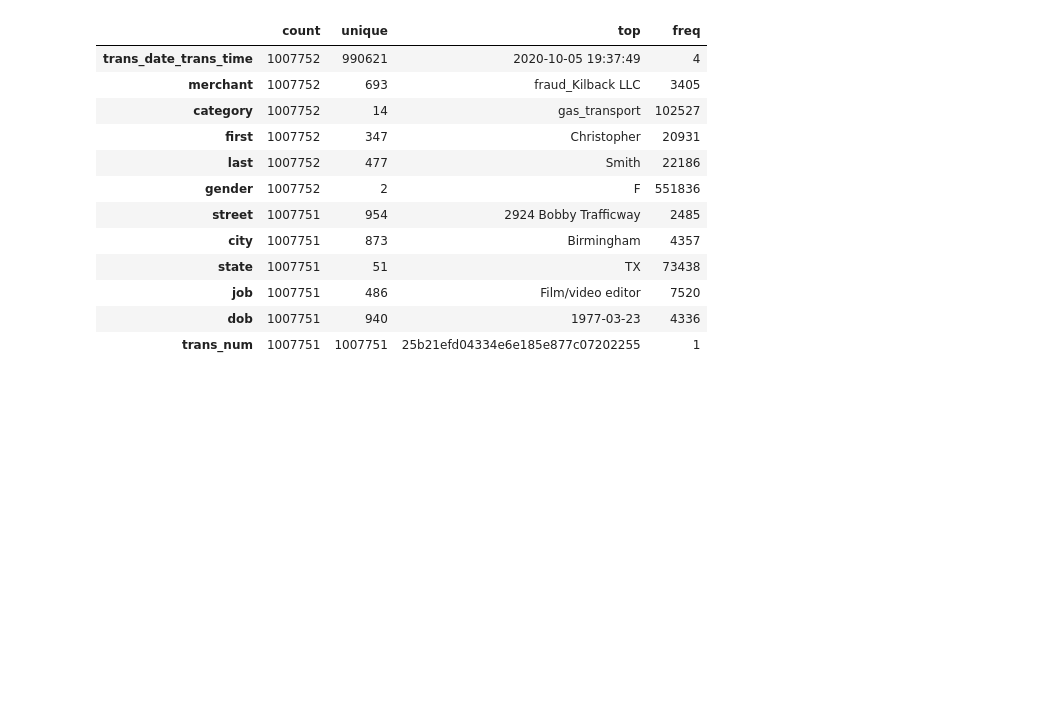
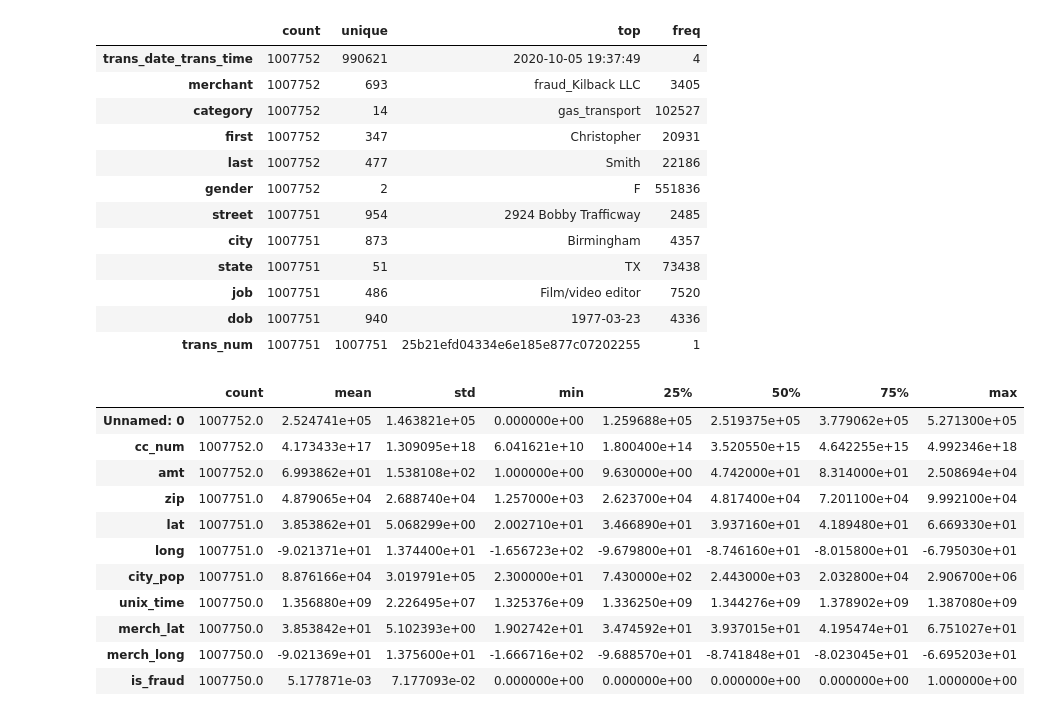
Before and after one commit to tctamedie/EventManagement, a Jupyter notebook: FraudDetectionCode.ipynb, the cells around one changed output. Drawn from its saved outputs; the diff is of its cells as text; code cells hidden in the pictures; blank space fills up the shorter version.

```diff
--- a/FraudDetectionCode.ipynb
+++ b/FraudDetectionCode.ipynb
@@ -24,3 +24,18 @@ data.describe(include='object').transpose()
 | job | 1007751 | 486 | Film/video editor | 7520 |
 | dob | 1007751 | 940 | 1977-03-23 | 4336 |
 | trans_num | 1007751 | 1007751 | 25b21efd04334e6e185e877c07202255 | 1 |
+# %%
+data.describe().transpose()
+# %% [output]
+|  | count | mean | std | min | 25% | 50% | 75% | max |
+| Unnamed: 0 | 1007752.0 | 2.524741e+05 | 1.463821e+05 | 0.000000e+00 | 1.259688e+05 | 2.519375e+05 | 3.779062e+05 | 5.271300e+05 |
+| cc_num | 1007752.0 | 4.173433e+17 | 1.309095e+18 | 6.041621e+10 | 1.800400e+14 | 3.520550e+15 | 4.642255e+15 | 4.992346e+18 |
+| amt | 1007752.0 | 6.993862e+01 | 1.538108e+02 | 1.000000e+00 | 9.630000e+00 | 4.742000e+01 | 8.314000e+01 | 2.508694e+04 |
+| zip | 1007751.0 | 4.879065e+04 | 2.688740e+04 | 1.257000e+03 | 2.623700e+04 | 4.817400e+04 | 7.201100e+04 | 9.992100e+04 |
+| lat | 1007751.0 | 3.853862e+01 | 5.068299e+00 | 2.002710e+01 | 3.466890e+01 | 3.937160e+01 | 4.189480e+01 | 6.669330e+01 |
+| long | 1007751.0 | -9.021371e+01 | 1.374400e+01 | -1.656723e+02 | -9.679800e+01 | -8.746160e+01 | -8.015800e+01 | -6.795030e+01 |
+| city_pop | 1007751.0 | 8.876166e+04 | 3.019791e+05 | 2.300000e+01 | 7.430000e+02 | 2.443000e+03 | 2.032800e+04 | 2.906700e+06 |
+| unix_time | 1007750.0 | 1.356880e+09 | 2.226495e+07 | 1.325376e+09 | 1.336250e+09 | 1.344276e+09 | 1.378902e+09 | 1.387080e+09 |
+| merch_lat | 1007750.0 | 3.853842e+01 | 5.102393e+00 | 1.902742e+01 | 3.474592e+01 | 3.937015e+01 | 4.195474e+01 | 6.751027e+01 |
+| merch_long | 1007750.0 | -9.021369e+01 | 1.375600e+01 | -1.666716e+02 | -9.688570e+01 | -8.741848e+01 | -8.023045e+01 | -6.695203e+01 |
+| is_fraud | 1007750.0 | 5.177871e-03 | 7.177093e-02 | 0.000000e+00 | 0.000000e+00 | 0.000000e+00 | 0.000000e+00 | 1.000000e+00 |
```
